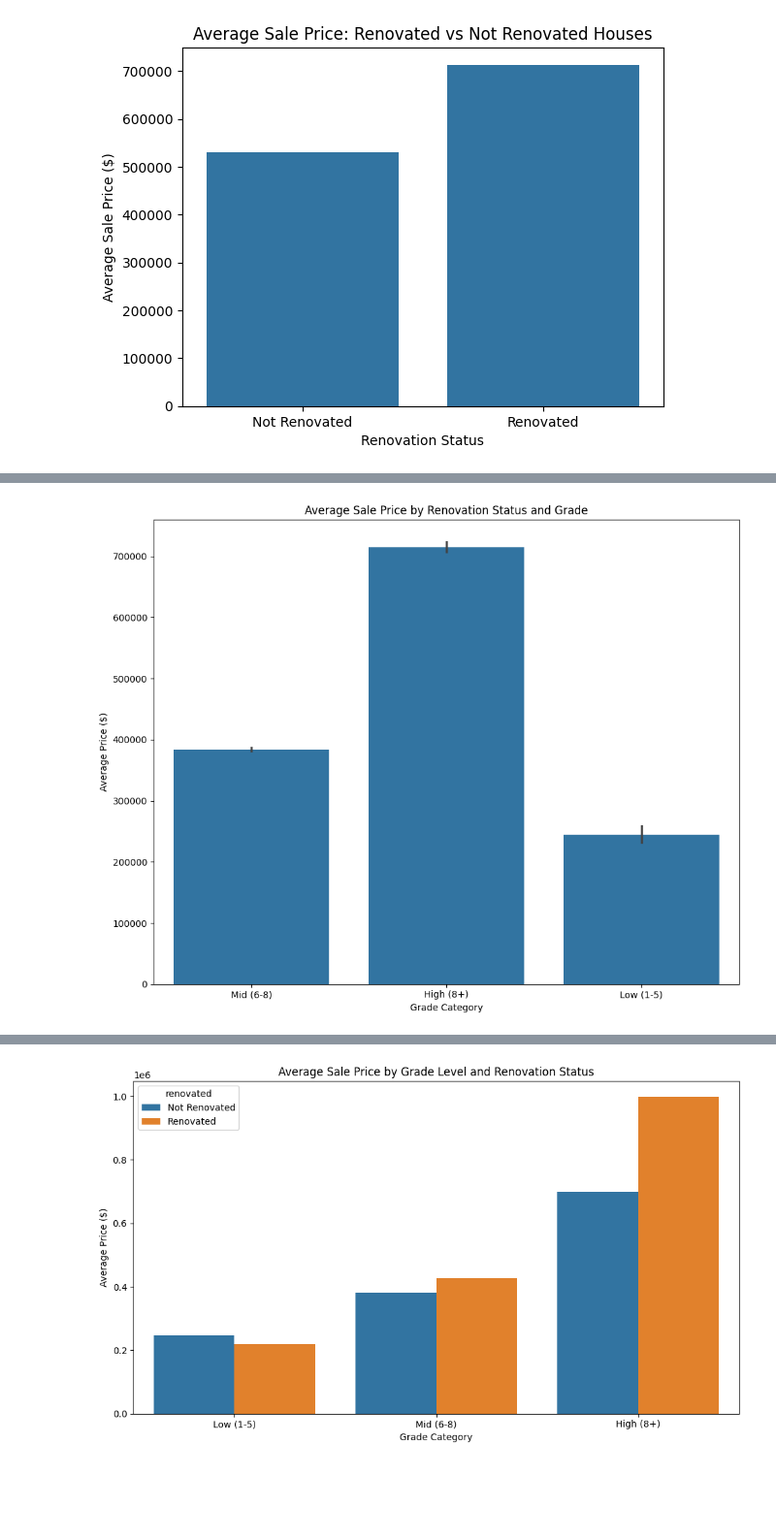
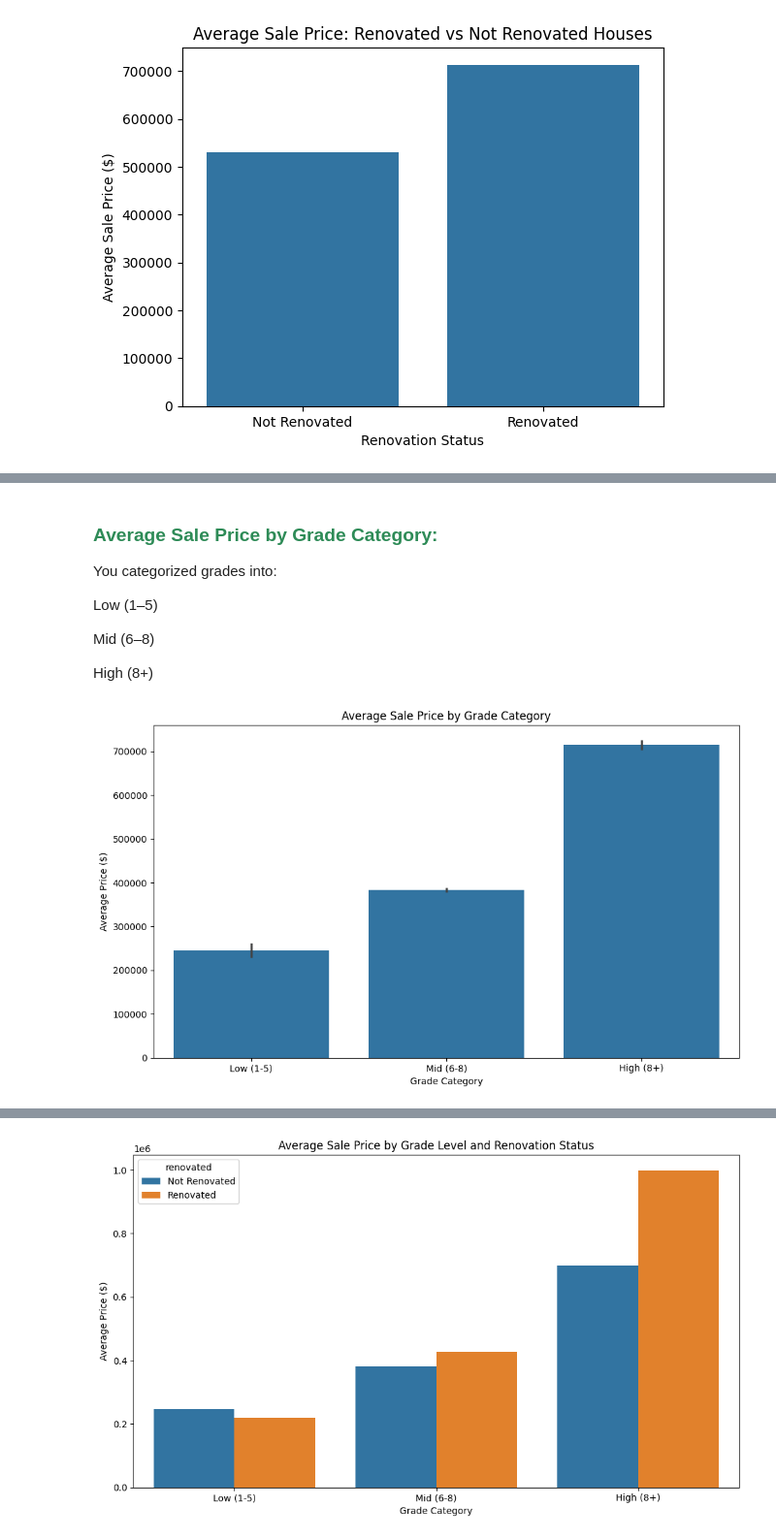
Before and after one commit to vasiuddin7733/ds-eda-project, a Jupyter notebook: notebooks/3_EDA_hypothesis_01.ipynb, the cells around one changed output, grey strips where cells are left out. Shown at 97% size. Saved outputs shown, nothing was run; the diff lists cells and outputs as text; code cells hidden in the pictures; blank space fills up the shorter version.

Commit message:
change the colors of header and title

```diff
--- a/notebooks/3_EDA_hypothesis_01.ipynb
+++ b/notebooks/3_EDA_hypothesis_01.ipynb
@@ -199,17 +215,24 @@ plt.show()
+# %% [markdown]
+<h3 style='color:seagreen'> Average Sale Price by Grade Category:</h3>
+
+You categorized grades into:
+
+Low (1–5)
+
+Mid (6–8)
+
+High (8+)
 # %%
 # Assuming df_houses is your dataframe with the relevant data
 
-# Optionally group grades: Low (1-6), Mid (7-8), High (9+)
-df_houses['grade_category'] = df_houses['grade'].apply(lambda g: 'High (8+)' if g >= 8 else 'Mid (6-8)' if g >= 6 else 'Low (1-5)')
-
 # Plot
-plt.figure(figsize=(10, 8))
-sns.barplot(data=df_houses, x='grade_category', y='price')
-plt.title('Average Sale Price by Renovation Status and Grade')
+plt.figure(figsize=(10, 6))
+sns.barplot(data=df_houses_filter, x='grade_category', y='price', order =grade_order)
+plt.title('Average Sale Price by Grade Category')
 plt.ylabel('Average Price ($)')
 plt.xlabel('Grade Category')
 plt.xticks(rotation=0)
 plt.tight_layout()
 plt.show()
 # %% [output]
-[figure, old version]
+[figure, new version]
```
Also changed, not shown: parts of 32 cells of this notebook, 5 other files.
